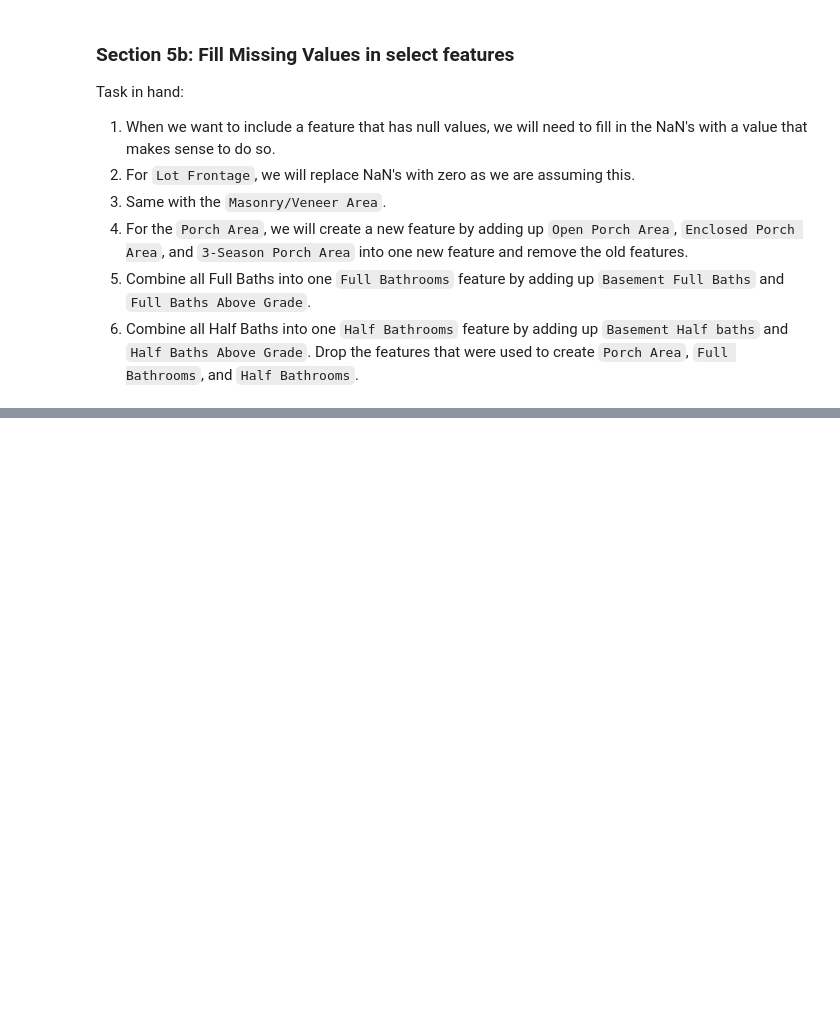
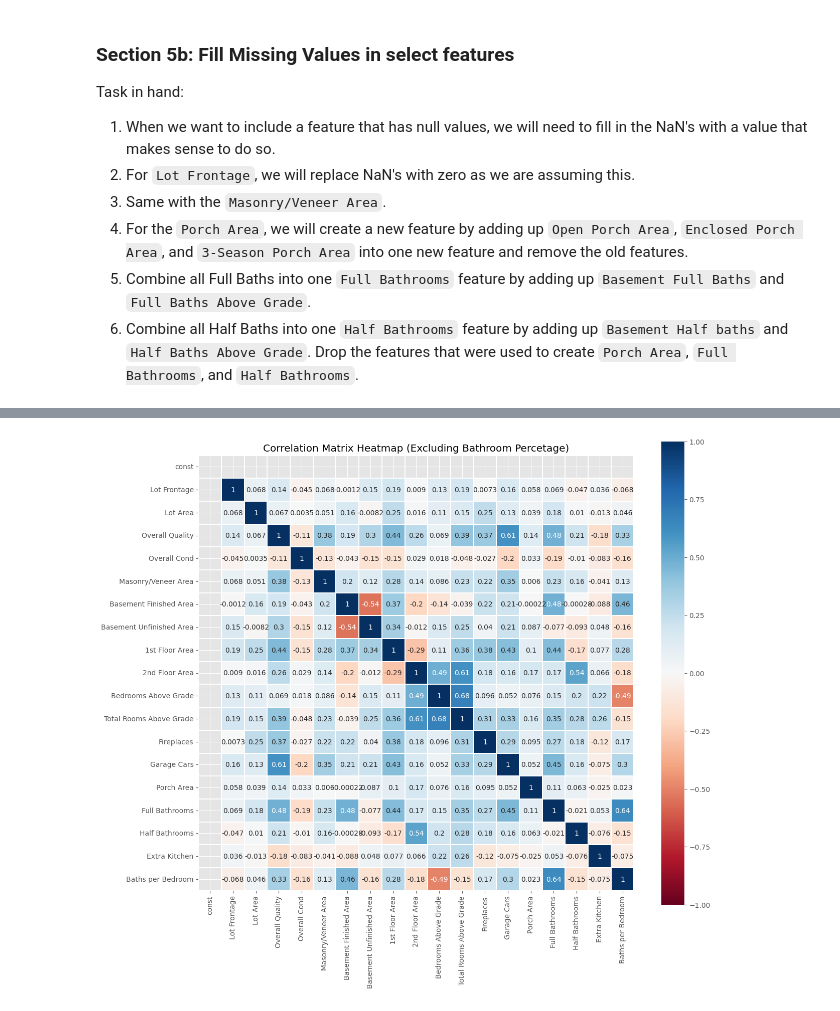
Before and after one commit to IKSHRESTHA/Data-Understanding-Assignment-MTSU, a Jupyter notebook: HW04/hw.ipynb, the cells around one changed output, grey strips where cells are left out. Cells and saved outputs as stored; diff of their text form; code cells hidden in the pictures; blank space fills up the shorter version.

```diff
--- a/HW04/hw.ipynb
+++ b/HW04/hw.ipynb
@@ -110,0 +529,18 @@ df_realestate.head()
+# %%
+# Create a new X dataset excluding 'Bathroom Percetage'
+features_new = [
+    'Lot Frontage', 'Lot Area', 'Overall Quality', 'Overall Cond',
+    'Masonry/Veneer Area', 'Basement Finished Area', 'Basement Unfinished Area',
+    '1st Floor Area', '2nd Floor Area', 'Bedrooms Above Grade', 'Total Rooms Above Grade',
+    'Fireplaces', 'Garage Cars', 'Porch Area', 'Full Bathrooms', 'Half Bathrooms',
+    'Extra Kitchen', 'Baths per Bedroom'  # <-- removed 'Bathroom Percetage'
+]
+
+X_new = df_realestate[features_new]
+# %%
+# Add constant, fit model, predict, and calculate residuals
+X_new = sm.add_constant(X_new)
+reg_new = sm.OLS(y, X_new).fit()
+print(reg_new.summary())
+pred_new = reg_new.predict(X_new)
+resid_new = y - pred_new
@@ -110,0 +590,18 @@ df_realestate.head()
+# %%
+# Create a heatmap for the new X dataset
+corrMatrix_new = X_new.corr()
+plt.figure(figsize=(14, 12))
+sns.heatmap(
+    corrMatrix_new,
+    cmap=plt.cm.RdBu,
+    linewidths=0.1,
+    vmax=1.0,
+    vmin=-1,
+    square=True,
+    linecolor="white",
+    annot=True
+)
+plt.title("Correlation Matrix Heatmap (Excluding Bathroom Percetage)")
+plt.show()
+# %% [output]
+[figure, added]
```
Also changed, not shown: parts of 39 cells of this notebook.
